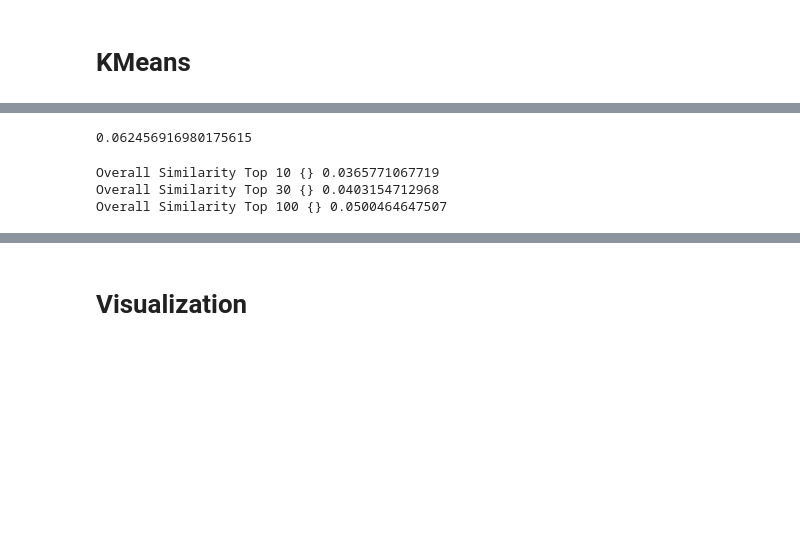
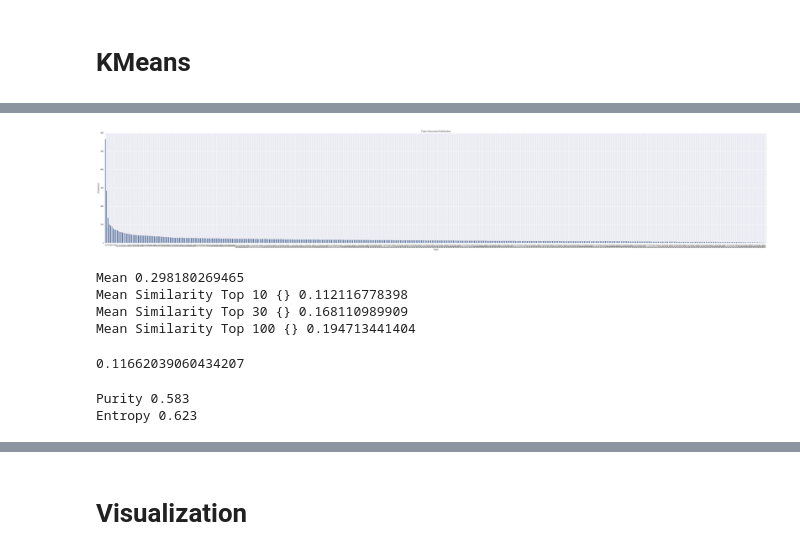
Before and after one commit to patorn/ucl_topic_structure_network_analysis, a Jupyter notebook: network.ipynb, the cells around one changed output, grey strips where cells are left out. Drawn from its saved outputs; the diff is of its cells as text; code cells hidden in the pictures; blank space fills up the shorter version.

```diff
--- a/network.ipynb
+++ b/network.ipynb
@@ -1123,2 +1351,0 @@ pickle.dump(km, open('tmp/km.pickle', 'wb'))
-# %%
-km = pickle.load(open('tmp/km.pickle', 'rb'))
@@ -1135,12 +1364,15 @@ for i, cluster in enumerate(clusters):
+# %%
+docs = pickle.load(open('tmp/docs_km500.pickle', 'rb'))
 # %%
 def km_to_topics(km_items):
     topics = {}
 
-    for i in range(300):
-        topics[i] = []
-
     for item in km_items:
         topic_no = item[1]['km']
+        try:
+            topics[topic_no]
+        except:
+            topics[topic_no] = []
         topics[topic_no].append(item[0])
 
     km_topics = {}
@@ -1153,6 +1385,24 @@ def km_to_topics(km_items):
 # %%
 km_items = sorted(docs.items(), key=lambda x: x[1]['km'])
 km_topics = km_to_topics(km_items)
+# %%
+x_data = []
+y_data = []
+for key, value in sorted(km_topics.items(), key=lambda x: len(x[1]), reverse=True):
+    x_data.append(key)
+    y_data.append(len(value))
+
+ind = np.arange(0, len(y_data) * 2, 2)
+fig = plt.figure(figsize=(60,10))
+plt.bar(ind, y_data)
+plt.xticks(ind, x_data, rotation=90)
+plt.title("Topic Document Distribution")
+plt.xlabel("Topic")
+plt.ylabel("Frequency")
+fig.savefig('tmp/size_chart_lda.png')
+plt.show()
+# %% [output]
+[figure, added]
 # %%
 topics = {}
 
@@ -1160,15 +1410,17 @@ for k, vs in km_topics.items():
     topics[k] = []
     for v in vs:
         topics[k].append(docs[v]['tfidf'])
-
-intra_cluster_overall_similarity(topics)
-# %% [output]
-0.062456916980175615
 # %%
-print("Overall Similarity Top 10 {}", intra_cluster_overall_similarity({k: v for k, v in topics.items() if k <= 10}))
-print("Overall Similarity Top 30 {}", intra_cluster_overall_similarity({k: v for k, v in topics.items() if k <= 30}))
-print("Overall Similarity Top 100 {}", intra_cluster_overall_similarity({k: v for k, v in topics.items() if k <= 100}))
+print("Mean", intra_cluster_overall_similarity(topics))
+print("Mean Similarity Top 10 {}", intra_cluster_overall_similarity({k: v for k, v in topics.items() if k <= 10}))
+print("Mean Similarity Top 30 {}", intra_cluster_overall_similarity({k: v for k, v in topics.items() if k <= 30}))
+print("Mean Similarity Top 100 {}", intra_cluster_overall_similarity({k: v for k, v in topics.items() if k <= 100}))
 # %% [output]
-Overall Similarity Top 10 {} 0.0365771067719
-Overall Similarity Top 30 {} 0.0403154712968
-Overall Similarity Top 100 {} 0.0500464647507
+Mean 0.298180269465
+Mean Similarity Top 10 {} 0.112116778398
+Mean Similarity Top 30 {} 0.168110989909
+Mean Similarity Top 100 {} 0.194713441404
+# %%
+inter_cluster_overall_similarity(topics)
+# %% [output]
+0.11662039060434207
@@ -1174,0 +1434,6 @@ Overall Similarity Top 100 {} 0.0500464647507
+# %%
+print("Purity {0:.3f}".format(purity_weighted_score(len(labels_true.keys()), labels_true)))
+print("Entropy {0:.3f}".format(entropy_weighted_score(len(labels_true.keys()), labels_true)))
+# %% [output]
+Purity 0.583
+Entropy 0.623
```
Also changed, not shown: parts of 101 cells of this notebook.
